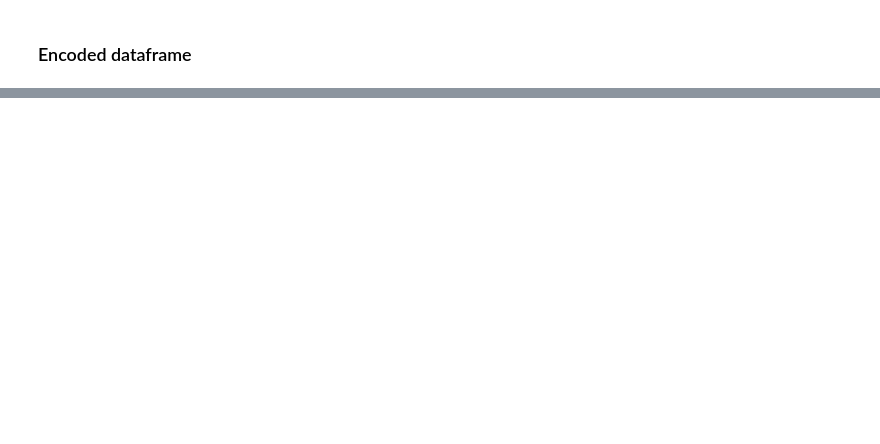
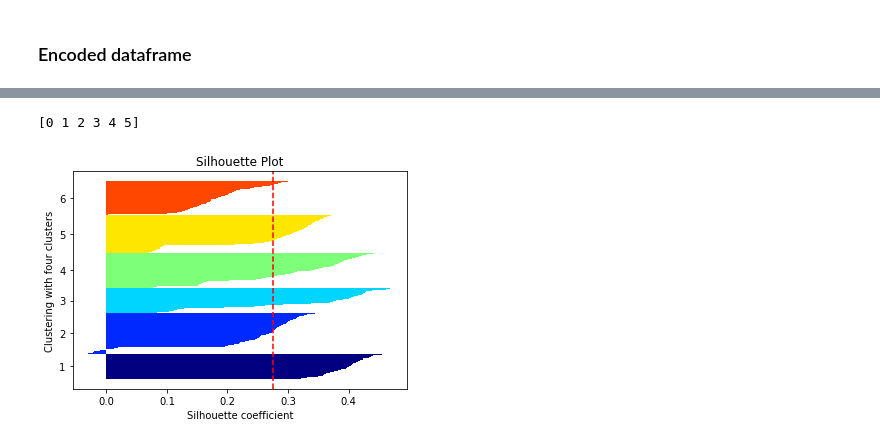
Before and after one commit to malvarezg1/BI, a Jupyter notebook: Laboratorio 2 - Clustering.ipynb, the cells around one changed output, grey strips where cells are left out. Cells and saved outputs as stored; diff of their text form; code cells hidden in the pictures; blank space fills up the shorter version.

```diff
--- a/Laboratorio 2 - Clustering.ipynb
+++ b/Laboratorio 2 - Clustering.ipynb
@@ -338,0 +408,35 @@ data
+# %%
+def plot_silhouette(data, labels, ylabel = 'Clústeres', xlabel = "Silhouette coefficient", title = 'Silhouette Plot'):
+
+    cluster_labels = np.unique(labels)
+    print(cluster_labels)
+    n_clusters = cluster_labels.shape[0]
+    silhouette_vals = silhouette_samples(data,
+                                        labels,
+                                        metric='euclidean')
+    y_ax_lower, y_ax_upper = 0, 0
+    yticks = []
+    for i, c in enumerate(cluster_labels):
+        c_silhouette_vals = silhouette_vals[labels == c]
+        c_silhouette_vals.sort()
+        y_ax_upper += len(c_silhouette_vals)
+        color = cm.jet(float(i) / n_clusters)
+        plt.barh(range(y_ax_lower, y_ax_upper),
+                        c_silhouette_vals,
+                        height=1.0,
+                        edgecolor='none',
+                        color=color)
+        yticks.append((y_ax_lower + y_ax_upper) / 2.)
+        y_ax_lower += len(c_silhouette_vals)
+    silhouette_avg = np.mean(silhouette_vals)
+    plt.axvline(silhouette_avg,color="red",linestyle="--")
+    plt.yticks(yticks, cluster_labels+1)
+    plt.ylabel(ylabel)
+    plt.xlabel(xlabel)
+    plt.title(title)
+    plt.show()
+# %%
+plot_silhouette(data = data_norm,  labels = kmeans.labels_, ylabel = 'Clustering with four clusters')
+# %% [output]
+[0 1 2 3 4 5]
+[figure, added]
```
Also changed, not shown: parts of 24 cells of this notebook.
